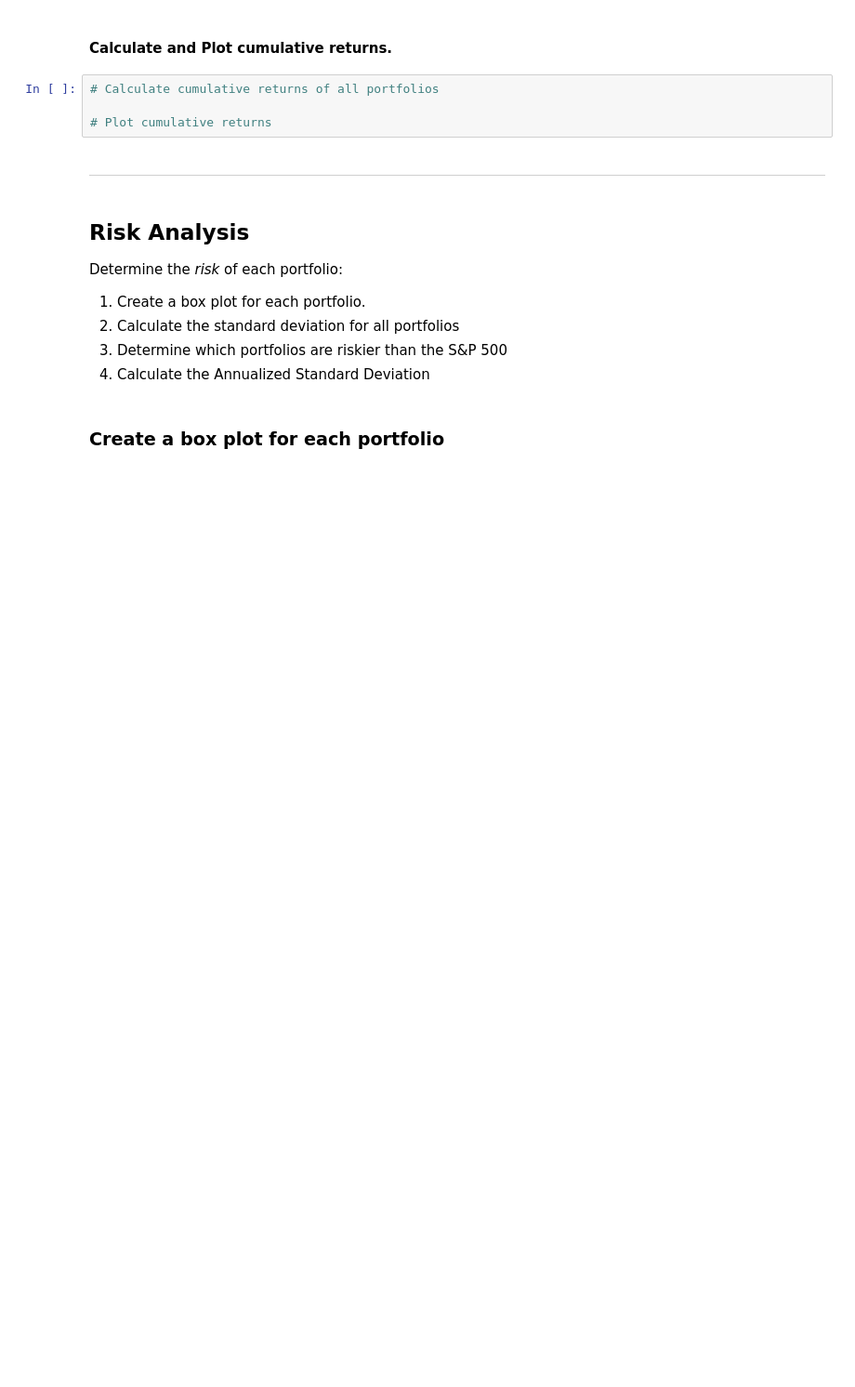
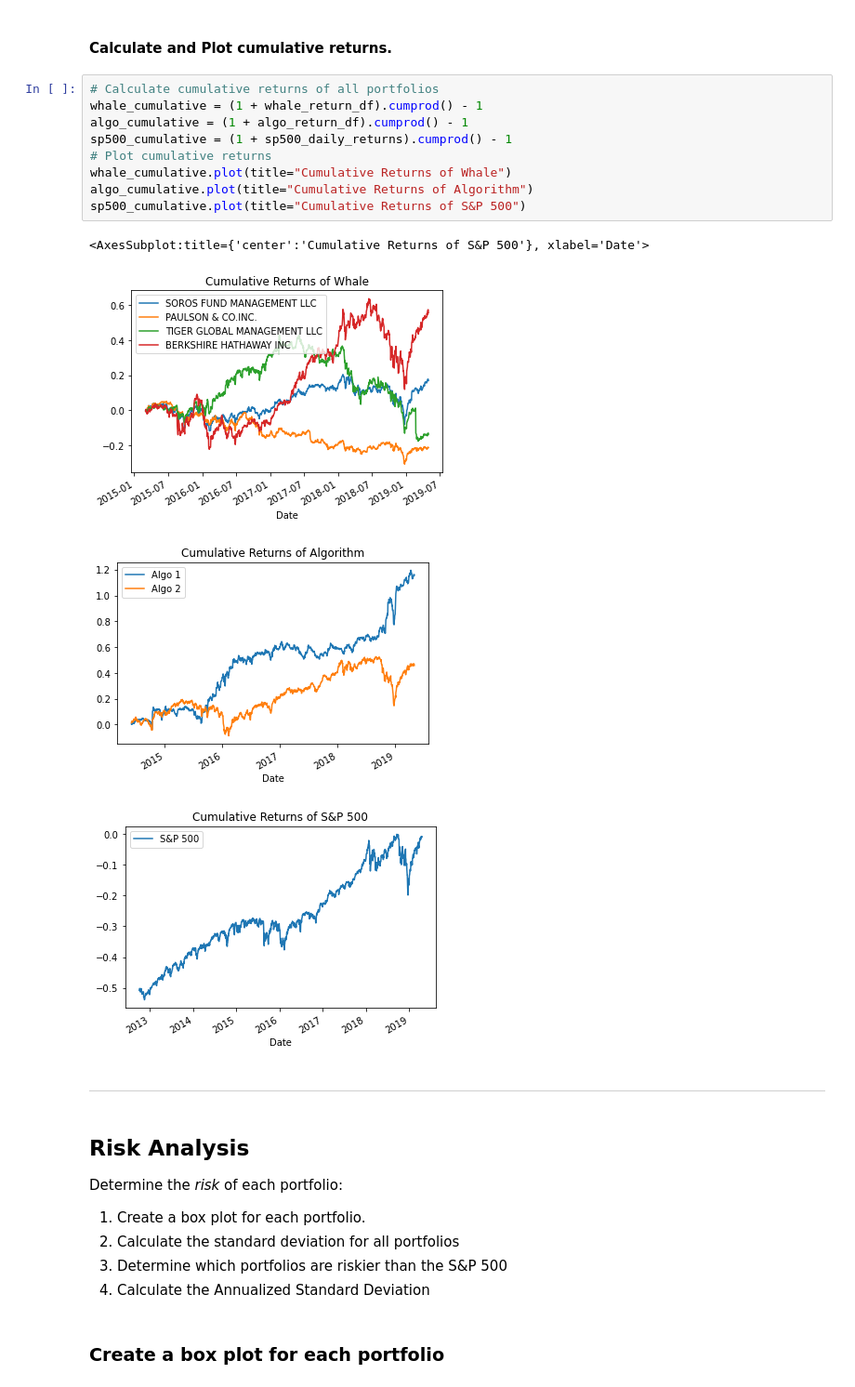
Before and after one commit to jgb161/Pandas-Financial-Analysis, a Jupyter notebook: whale_analysis.ipynb, the cells around one changed output. Shown: that part at 93% size. Drawn from its saved outputs; the diff is of its cells as text; blank space fills up the shorter version.

```diff
--- a/whale_analysis.ipynb
+++ b/whale_analysis.ipynb
@@ -147,9 +198,19 @@ In this section, you will calculate and visualize performance and risk metrics f
 # %% [markdown]
 #### Calculate and Plot cumulative returns.
-# %%
-# Calculate cumulative returns of all portfolios
-
-# Plot cumulative returns
+# %%
+# Calculate cumulative returns of all portfolios
+whale_cumulative = (1 + whale_return_df).cumprod() - 1
+algo_cumulative = (1 + algo_return_df).cumprod() - 1
+sp500_cumulative = (1 + sp500_daily_returns).cumprod() - 1
+# Plot cumulative returns
+whale_cumulative.plot(title="Cumulative Returns of Whale")
+algo_cumulative.plot(title="Cumulative Returns of Algorithm")
+sp500_cumulative.plot(title="Cumulative Returns of S&P 500")
+# %% [output]
+<AxesSubplot:title={'center':'Cumulative Returns of S&P 500'}, xlabel='Date'>
+[figure, added]
+[figure, added]
+[figure, added]
 # %% [markdown]
 ---
 # %% [markdown]
```
Also changed, not shown: parts of 11 cells of this notebook.
